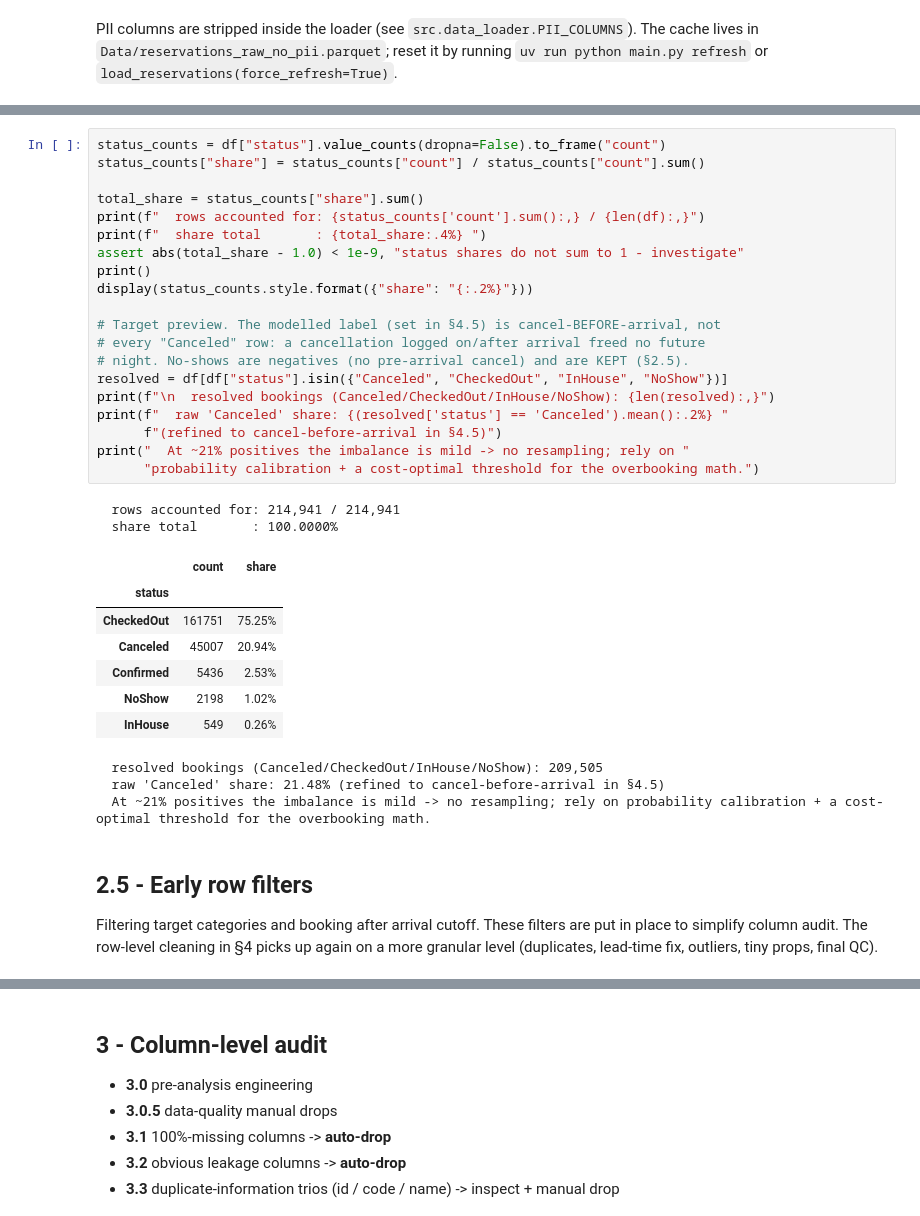
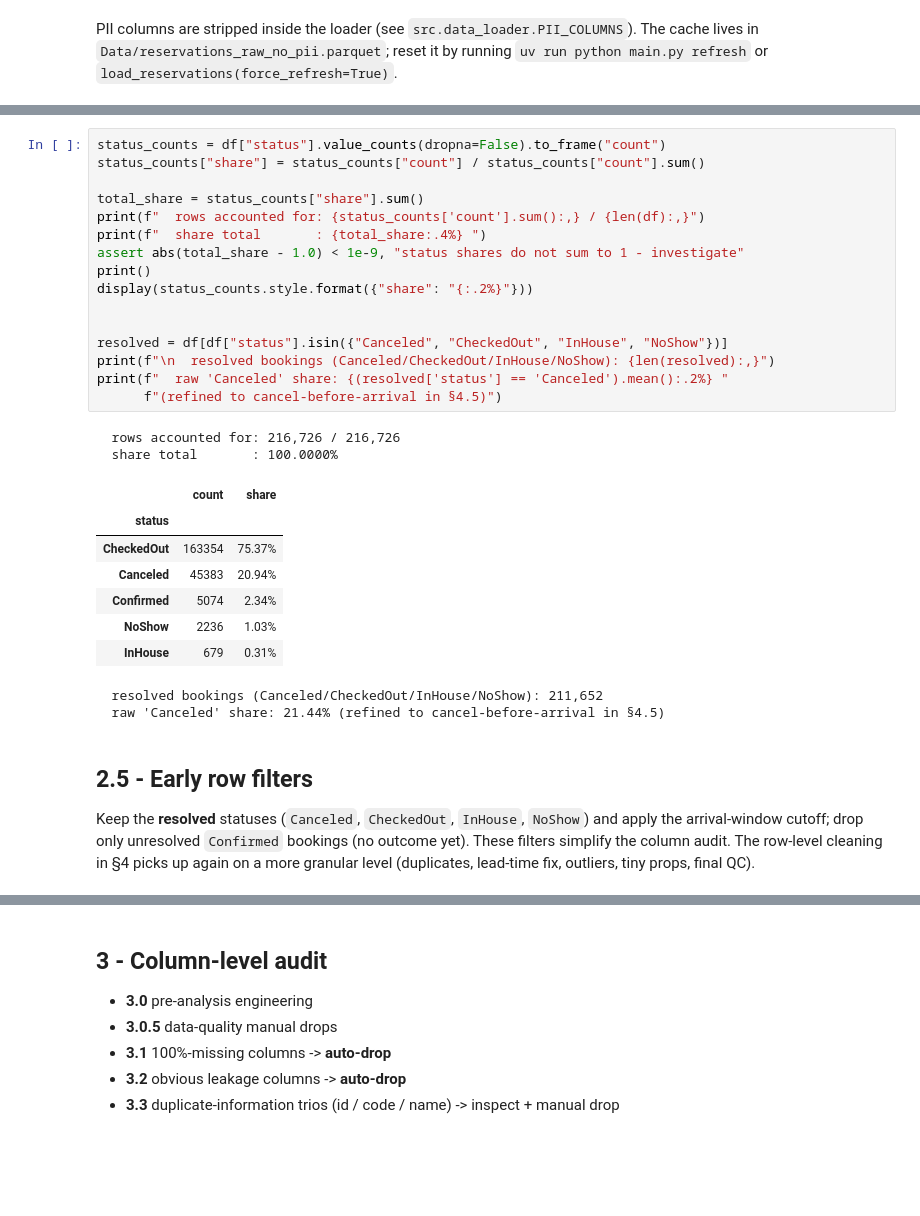
Before and after one commit to StayeryHQ/overbookinganalyses, a Jupyter notebook: notebooks/00_data_audit.ipynb, the cells around one changed output, grey strips where cells are left out. Cells and saved outputs as stored; diff of their text form; blank space fills up the shorter version.

```diff
--- a/notebooks/00_data_audit.ipynb
+++ b/notebooks/00_data_audit.ipynb
@@ -231,39 +197,34 @@ Raw status counts.
 # %%
 status_counts = df["status"].value_counts(dropna=False).to_frame("count")
 status_counts["share"] = status_counts["count"] / status_counts["count"].sum()
 
 total_share = status_counts["share"].sum()
 print(f"  rows accounted for: {status_counts['count'].sum():,} / {len(df):,}")
 print(f"  share total       : {total_share:.4%} ")
 assert abs(total_share - 1.0) < 1e-9, "status shares do not sum to 1 - investigate"
 print()
 display(status_counts.style.format({"share": "{:.2%}"}))
 
-# Target preview. The modelled label (set in §4.5) is cancel-BEFORE-arrival, not
-# every "Canceled" row: a cancellation logged on/after arrival freed no future
-# night. No-shows are negatives (no pre-arrival cancel) and are KEPT (§2.5).
+
 resolved = df[df["status"].isin({"Canceled", "CheckedOut", "InHouse", "NoShow"})]
 print(f"\n  resolved bookings (Canceled/CheckedOut/InHouse/NoShow): {len(resolved):,}")
 print(f"  raw 'Canceled' share: {(resolved['status'] == 'Canceled').mean():.2%} "
       f"(refined to cancel-before-arrival in §4.5)")
-print("  At ~21% positives the imbalance is mild -> no resampling; rely on "
-      "probability calibration + a cost-optimal threshold for the overbooking math.")
 # %% [output]
-  rows accounted for: 214,941 / 214,941
+  rows accounted for: 216,726 / 216,726
   share total       : 100.0000%
 |  | count | share |
 | status |  |  |
-| CheckedOut | 161751 | 75.25% |
-| Canceled | 45007 | 20.94% |
-| Confirmed | 5436 | 2.53% |
-| NoShow | 2198 | 1.02% |
-| InHouse | 549 | 0.26% |
+| CheckedOut | 163354 | 75.37% |
+| Canceled | 45383 | 20.94% |
+| Confirmed | 5074 | 2.34% |
+| NoShow | 2236 | 1.03% |
+| InHouse | 679 | 0.31% |
-  resolved bookings (Canceled/CheckedOut/InHouse/NoShow): 209,505
-  raw 'Canceled' share: 21.48% (refined to cancel-before-arrival in §4.5)
-  At ~21% positives the imbalance is mild -> no resampling; rely on probability calibration + a cost-optimal threshold for the overbooking math.
+  resolved bookings (Canceled/CheckedOut/InHouse/NoShow): 211,652
+  raw 'Canceled' share: 21.44% (refined to cancel-before-arrival in §4.5)
 # %% [markdown]
 ## 2.5 - Early row filters
 
-Filtering target categories and booking after arrival cutoff. These filters are put in place to simplify column audit.
+Keep the **resolved** statuses (`Canceled`, `CheckedOut`, `InHouse`, `NoShow`) and apply the arrival-window cutoff; drop only unresolved `Confirmed` bookings (no outcome yet). These filters simplify the column audit.
 The row-level cleaning in §4 picks up again on a more granular level (duplicates, lead-time fix, outliers, tiny props, final QC).
 # %%
```
Also changed, not shown: parts of 81 cells of this notebook.
